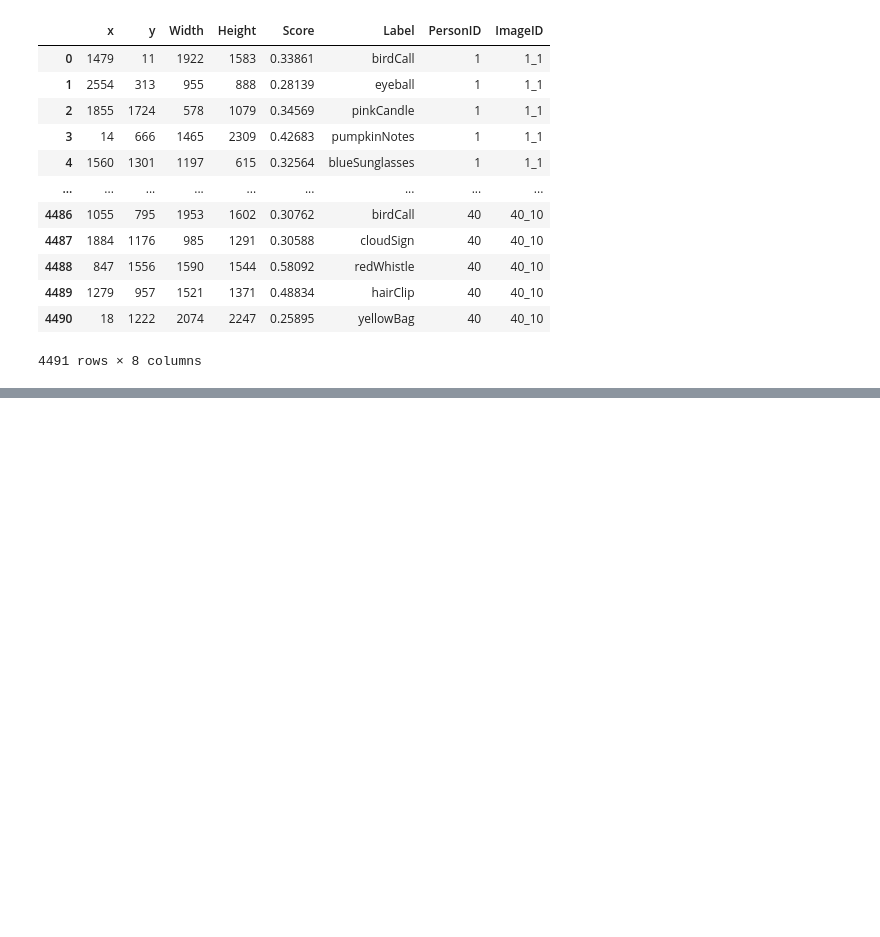
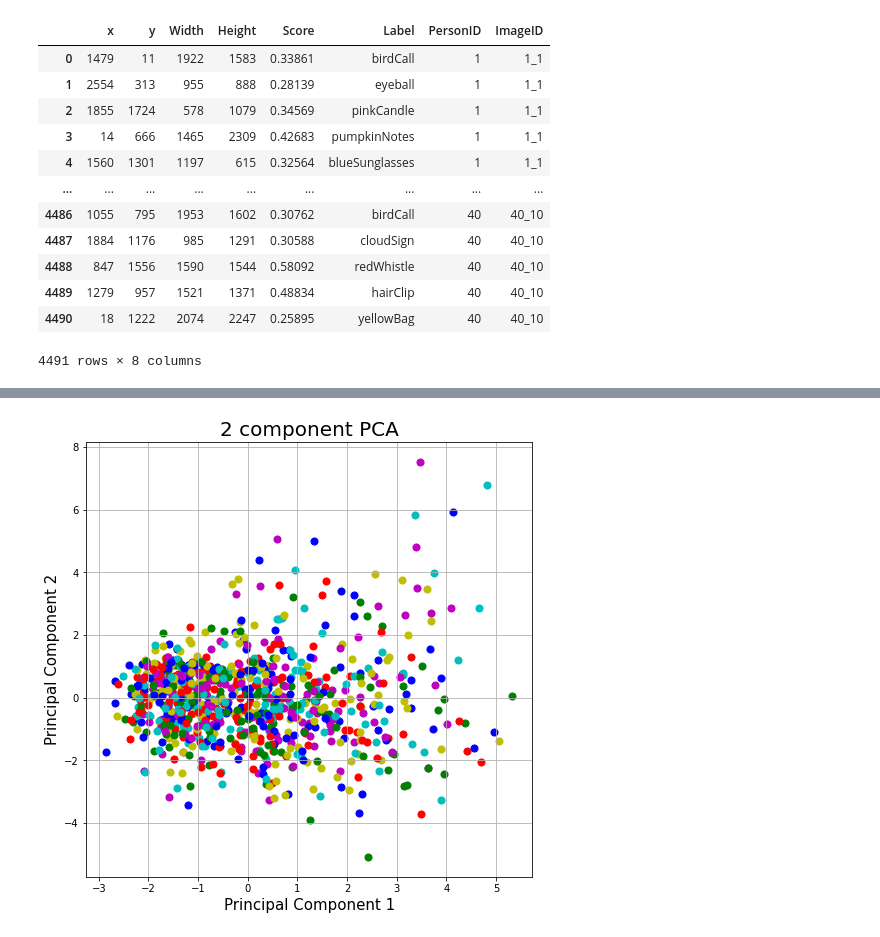
Before and after one commit to Rubeshih/VAST2020_MC2, a Jupyter notebook: MC2.ipynb, the cells around one changed output, grey strips where cells are left out. Cells and saved outputs as stored; diff of their text form; code cells hidden in the pictures; blank space fills up the shorter version.

```diff
--- a/MC2.ipynb
+++ b/MC2.ipynb
@@ -122,0 +151,4 @@ ValueError: Index contains duplicate entries, cannot reshape
+# %%
+# Concat Target and PCA
+res = pd.concat([target,pca_df], axis=1)
+res
@@ -122,0 +169,46 @@ ValueError: Index contains duplicate entries, cannot reshape
+# %%
+import matplotlib.pyplot as plt
+
+fig = plt.figure(figsize = (8,8))
+ax = fig.add_subplot(1,1,1)
+ax.set_xlabel('Principal Component 1', fontsize = 15)
+ax.set_ylabel('Principal Component 2', fontsize = 15)
+ax.set_title('2 component PCA', fontsize = 20)
+# targets = ['birdCall',
+#     'blueSunglasses',
+#     'canadaPencil',
+#     'cloudSign',
+#     'cupcakePaper',
+#     'eyeball',
+#     'hairClip',
+#     'lavenderDie',
+#     'metalKey',
+#     'noisemaker',
+#     'paperPlate',
+#     'partyFavor',
+#     'pinkCandle',
+#     'pumpkinNotes',
+#     'redWhistle',
+#     'sign',
+#     'silverStraw',
+#     'stickerBox',
+#     'trophy',
+#     'vancouverCards',
+#     'yellowBag',
+#     'yellowBalloon']
+targets = target['ImageID']
+
+colors = ['r', 'g', 'b', 'c','m','y'] * 149
+#           ,'w','gray','rosybrown','firebrick',
+#           'darksalmon','sienna','sandybrown','bisque','tan', 'moccasin',
+#           'gold', 'darkkhaki', 'olivedrab', 'chartreuse','darkgreen','darkcyan'] *
+for target, color in zip(targets,colors):
+    indicesToKeep = res['ImageID'] == target
+    ax.scatter(res.loc[indicesToKeep, 'PCA1']
+               , res.loc[indicesToKeep, 'PCA2']
+               , c = color
+               , s = 50)
+# ax.legend(targets)
+ax.grid()
+# %% [output]
+[figure, added]
```
Also changed, not shown: parts of 4 cells of this notebook, 2 other files.
